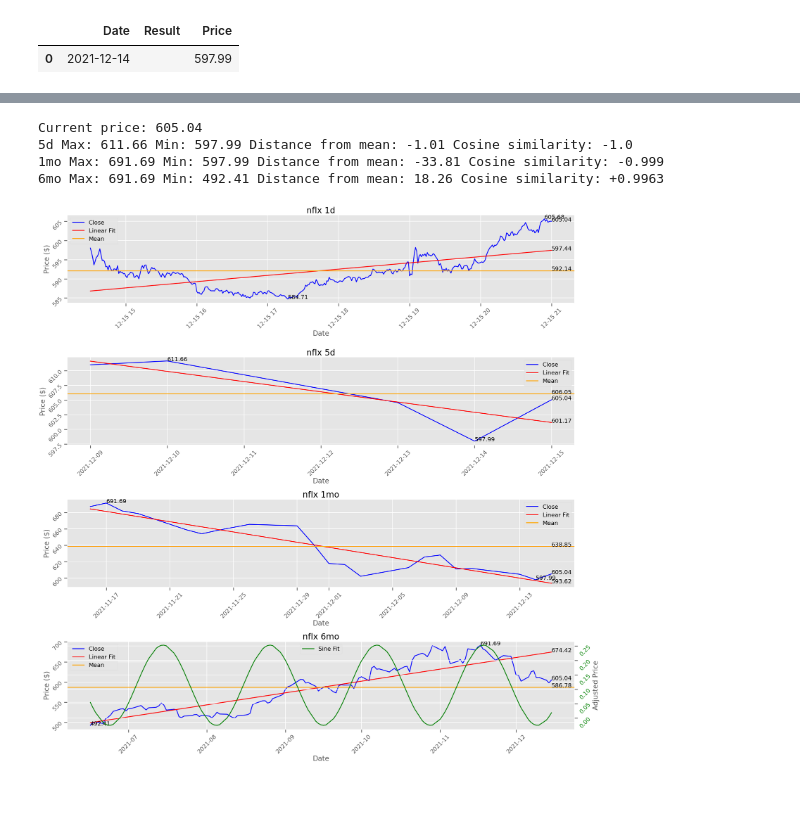
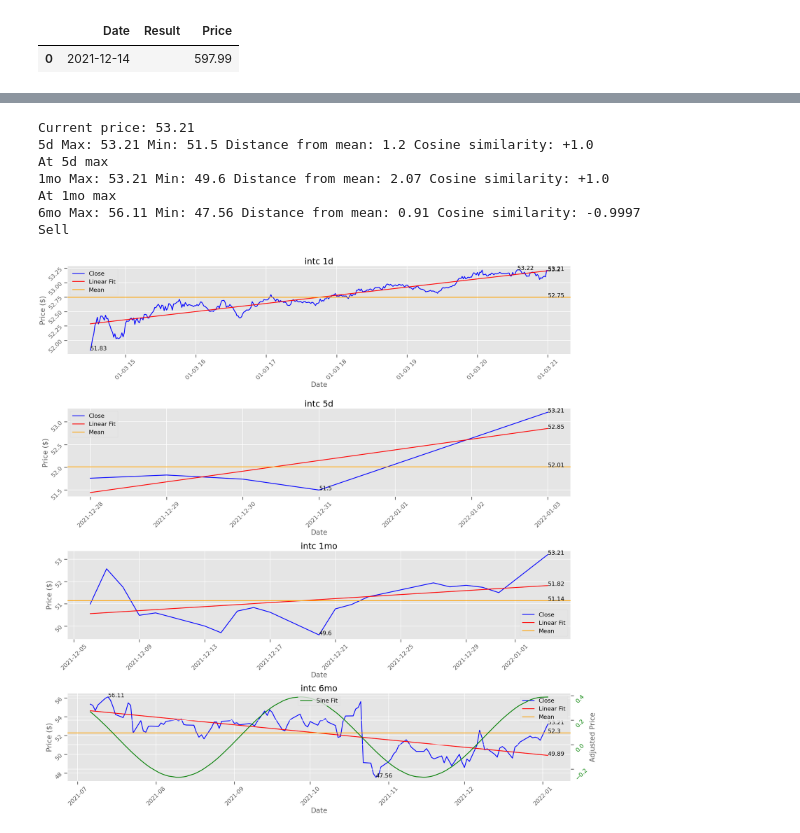
Before and after one commit to seantanken/GalvanizeRepo, a Jupyter notebook: stock_analyzer/yfinance_stock_analysis.ipynb, the cells around one changed output, grey strips where cells are left out. Cells and saved outputs as stored; diff of their text form; code cells hidden in the pictures; blank space fills up the shorter version.

```diff
--- a/stock_analyzer/yfinance_stock_analysis.ipynb
+++ b/stock_analyzer/yfinance_stock_analysis.ipynb
@@ -285,23 +325,27 @@ stock_dic['6mo'].tail()
 | 2021-12-14 | 598.710022 | 602.289978 | 588.130005 | 597.989990 | 2984500 | 181 | 673.456864 | -1.000000 | 0.004529 |
 | 2021-12-15 | 598.179993 | 605.690002 | 584.510010 | 605.039978 | 2847986 | 182 | 674.420829 | -0.910933 | 0.018472 |
 # %%
-ticker = 'nflx'
+ticker = 'intc'
 stock_dic = get_stock(ticker)
 #put for loop below into get fits method?
 #for i, key in enumerate(stock_dic.keys()):
 #    if i > 0:
 #        stock_dic[key] = get_fits(stock_dic[key], key)
 get_fits(stock_dic)
 val_df = get_values(stock_dic)
 decision = analysis(stock_dic, val_df)
+print(decision)
 graph(stock_dic, val_df)
 
 if ticker == 'amzn' and result in ('Buy', 'Sell'):
     amzn_analysis_tracking.loc[len(amzn_analysis_tracking.index)] = [val_df.loc['5d', 'last_idx'], decision, val_df.loc['5d', 'last_val']]
     amzn_analysis_tracking.to_csv(path_or_buf='C:/Users/seant/stock_analyzer/amzn_analysis_tracking.csv')
 # %% [output]
-Current price: 605.04
-5d Max: 611.66 Min: 597.99 Distance from mean: -1.01 Cosine similarity: -1.0
-1mo Max: 691.69 Min: 597.99 Distance from mean: -33.81 Cosine similarity: -0.999
-6mo Max: 691.69 Min: 492.41 Distance from mean: 18.26 Cosine similarity: +0.9963
+Current price: 53.21
+5d Max: 53.21 Min: 51.5 Distance from mean: 1.2 Cosine similarity: +1.0
+At 5d max
+1mo Max: 53.21 Min: 49.6 Distance from mean: 2.07 Cosine similarity: +1.0
+At 1mo max
+6mo Max: 56.11 Min: 47.56 Distance from mean: 0.91 Cosine similarity: -0.9997
+Sell
-[figure, old version]
+[figure, new version]
```
Also changed, not shown: parts of 8 cells of this notebook.
